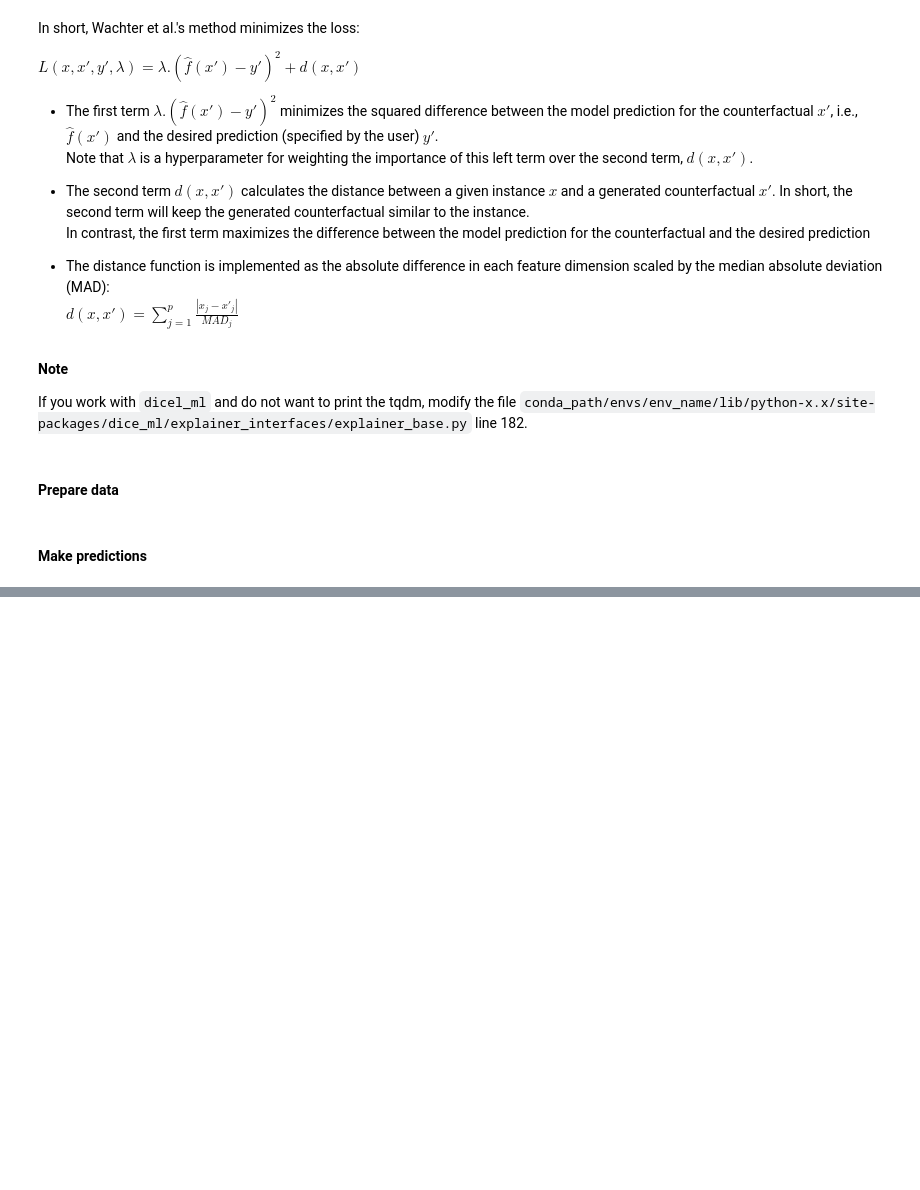
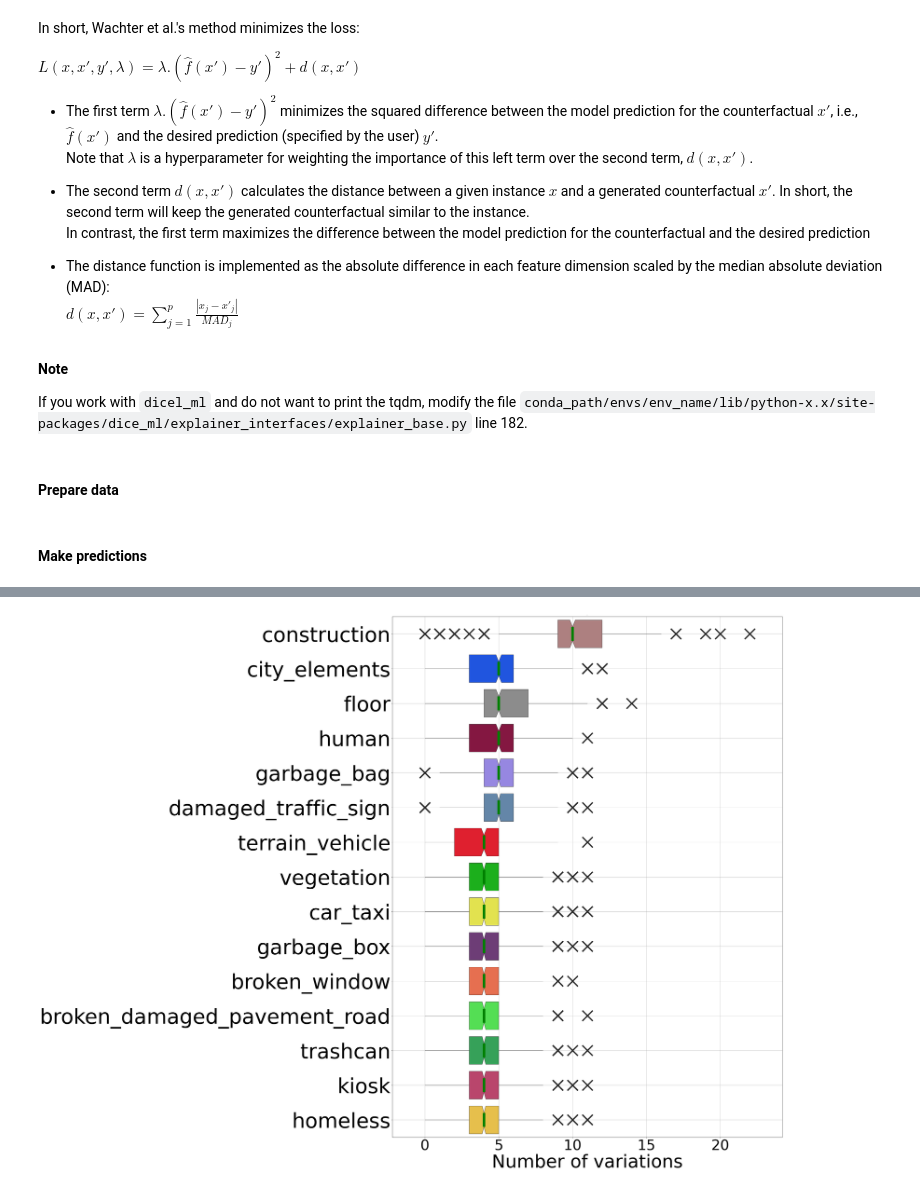
Before and after one commit to Famveer/UrbanPD4k, a Jupyter notebook: notebooks/Models/Counterfactuals.ipynb, the cells around one changed output, grey strips where cells are left out. Cells and saved outputs as stored; diff of their text form; code cells hidden in the pictures; blank space fills up the shorter version.

```diff
--- a/notebooks/Models/Counterfactuals.ipynb
+++ b/notebooks/Models/Counterfactuals.ipynb
@@ -75,4 +63,5 @@ OUT_NAME
 # %% [output]
 'safety'
 # %%
-CF_DIR = MODEL_DIR.replace(f"{ML_TASK}/", f"counterfactuals/{OUT_NAME}/")
+CF_DIR = MODEL_DIR.replace(f"{cfg.ML_TASK}/", f"counterfactuals/{OUT_NAME}/")
+CF_DIR
@@ -83,9 +74,9 @@ verifyDir(CF_DIR)
 # %%
 from py.datasets import UrbanPhysicalDisorder
 
-UPD_DATASET = f"{SEG_DATASET}_upd4k" if USE_UPD else SEG_DATASET
+UPD_DATASET = f"{cfg.SEG_DATASET}_upd4k" if cfg.USE_UPD else cfg.SEG_DATASET
 
-uss = UrbanPhysicalDisorder(data_path=DATA_PATH)
+uss = UrbanPhysicalDisorder(data_path=cfg.DATA_PATH)
 uss.generate_dataset(dataset=f"{UPD_DATASET}")
 # %%
 data_df = pd.read_csv(f"{MODEL_DIR}{OUT_NAME}_data.csv", sep=";", low_memory=False)
@@ -164,7 +155,7 @@ cf_data_df.drop(columns=["predict_class", "predict_proba"], inplace=True)
 cf_data_df.to_csv(f"{CF_DIR}/cf_test_data.csv", sep=";", index=False)
 cf_data_df.drop(columns=["label"], inplace=True)
 # %%
-permitted_range = { obj_name: [0, 0.3] for obj_name in features_name }
+permitted_range = { obj_name: [0, 0.5] for obj_name in features_name }
 # %%
 %%time
 # Generate counterfactuals
@@ -175,7 +166,7 @@ else:
                 cf_data_df,
                 desired_target=list(label_map.values()).index("safety"),
                 total_cfs=NUMBER_CFS,
-                stopping_threshold=0.6,
+                stopping_threshold=0.5,
                 permitted_range=permitted_range,
                 verbose=True,
             )
@@ -198,3 +178,5 @@ Diverse Counterfactuals found! total time taken: 00 min 02 sec
 # %%
 # Plot results
-cf_analyzer.plot_variations(top_k=TOP_K_FEATURES, color_dict=uss.color_dict)
+cf_analyzer.plot_variations(top_k=cfg.TOP_K_FEATURES, color_dict=uss.color_dict)
+# %% [output]
+[figure, added]
```
Also changed, not shown: parts of 7 cells of this notebook, 6 other files.
